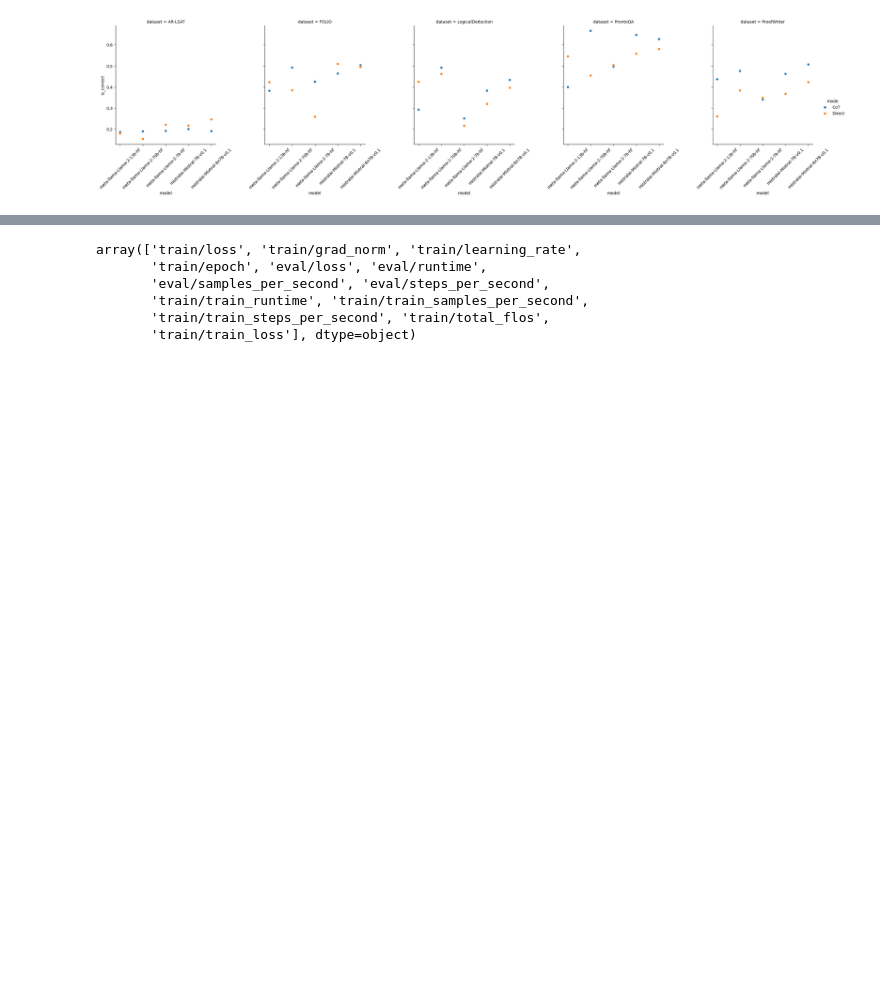
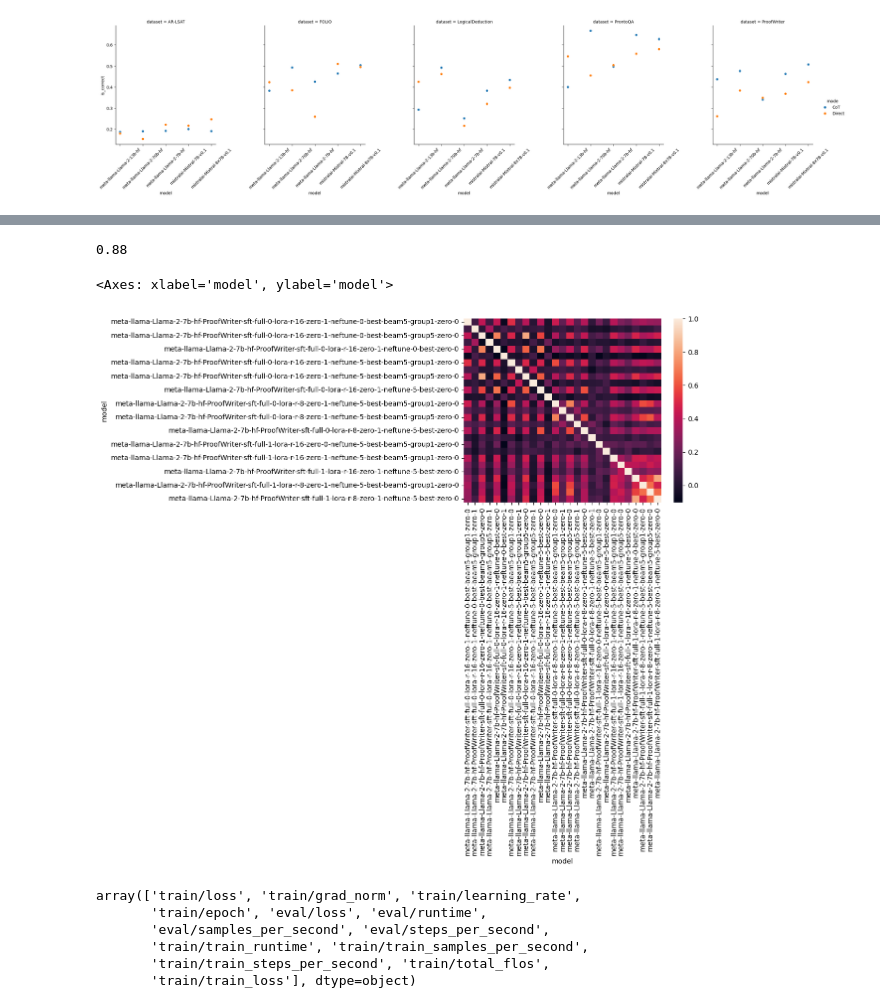
Before and after one commit to wernerolaf/Logic-LLM, a Jupyter notebook: results.ipynb, the cells around one changed output, grey strips where cells are left out. Saved outputs shown, nothing was run; the diff lists cells and outputs as text; code cells hidden in the pictures; blank space fills up the shorter version.

```diff
--- a/results.ipynb
+++ b/results.ipynb
@@ -589,3 +572,14 @@ print(df_total3.to_string())
+# %%
+df_total5_pivot.max(axis=1).mean()
+# %% [output]
+0.88
+# %%
+df_total5_pivot_corr = df_total5_pivot.corr().dropna(how="all").dropna(how="all",axis=1)
+# %%
+sns.heatmap(df_total5_pivot_corr, annot=False)
+# %% [output]
+<Axes: xlabel='model', ylabel='model'>
+[figure, added]
 # %%
 import traceback
 import pandas as pd
```
Also changed, not shown: parts of 66 cells of this notebook, 16 other files.
